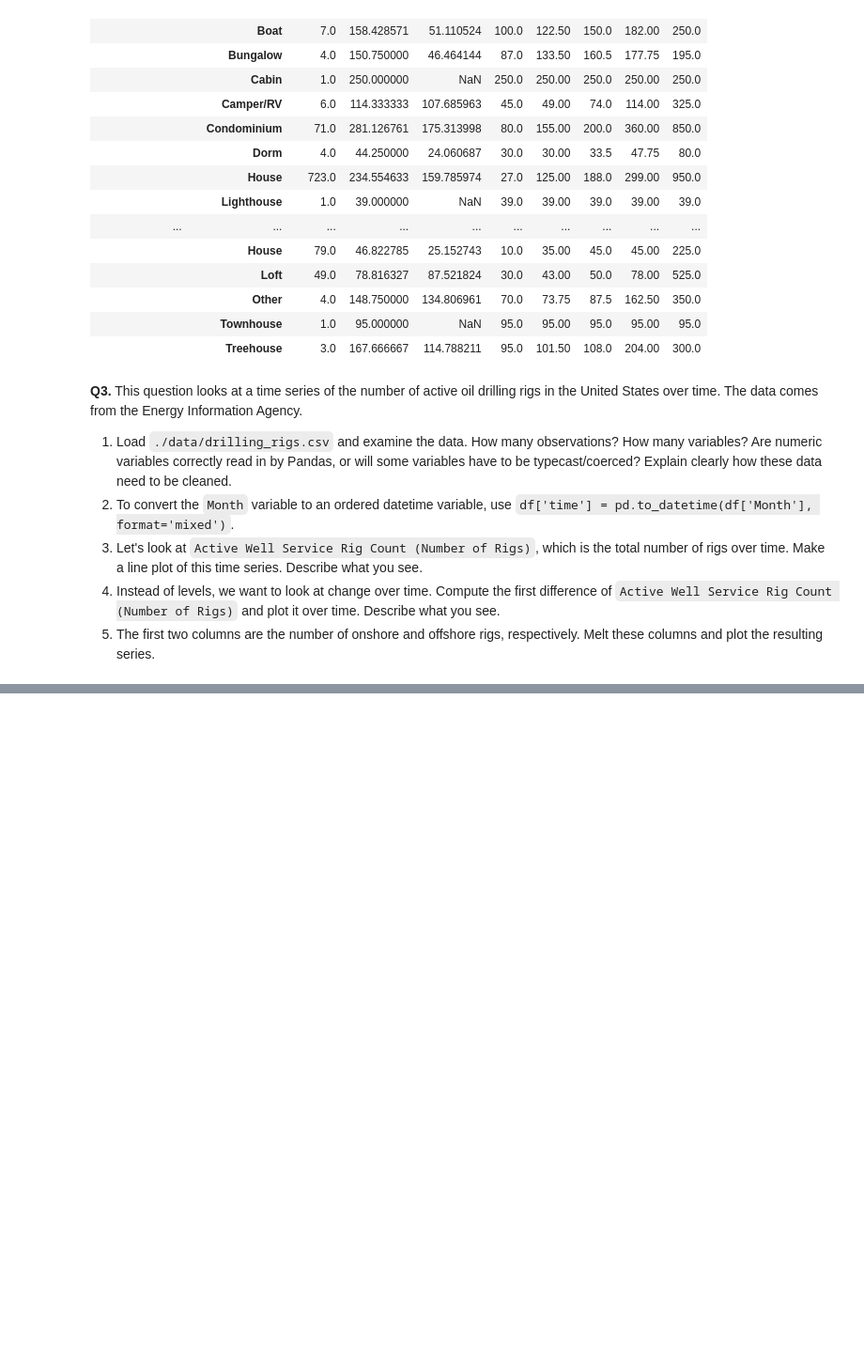
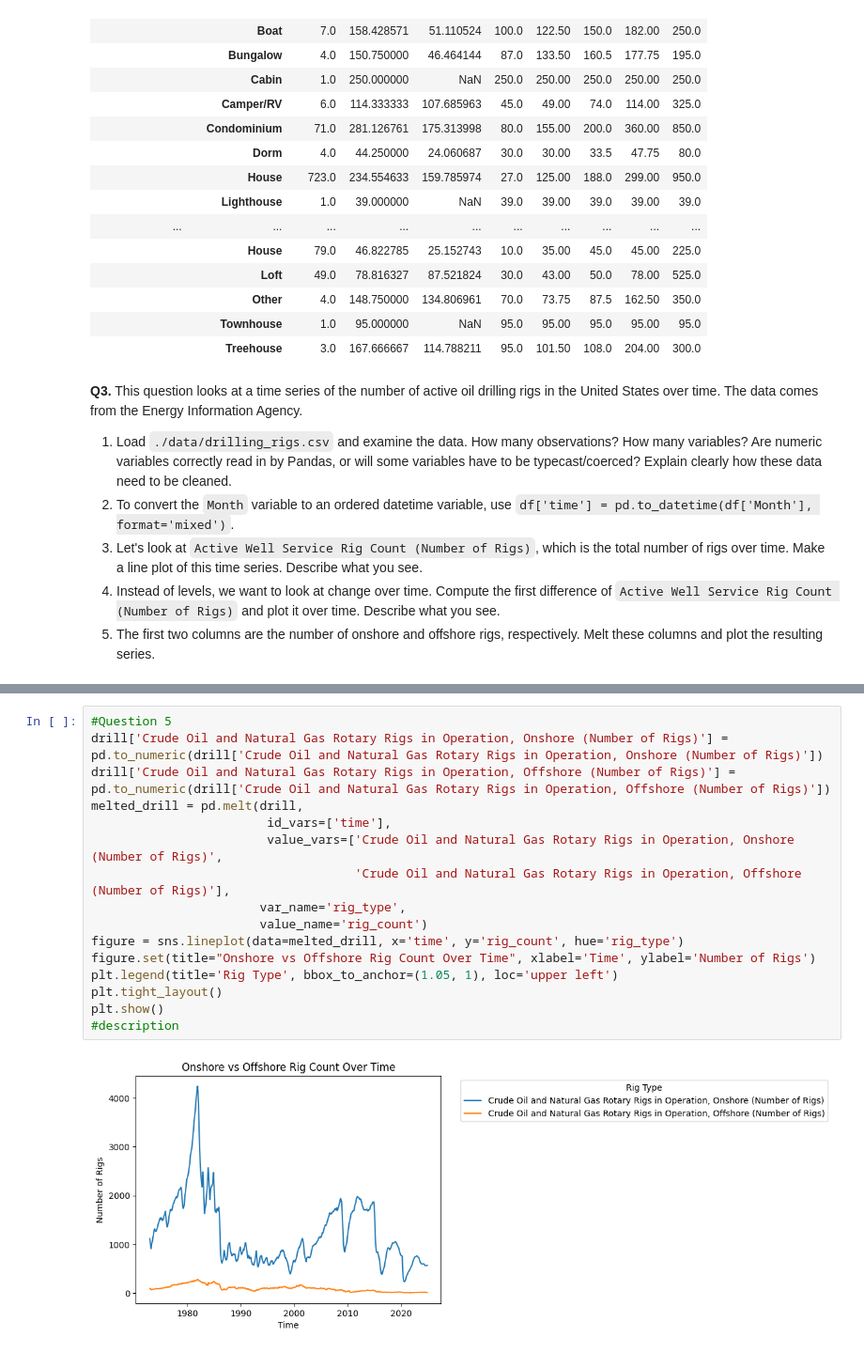
Before and after one commit to ap-vp/eda_assignment, a Jupyter notebook: assignment.ipynb, the cells around one changed output, grey strips where cells are left out. Shown at 94% size. Cells and saved outputs as stored; diff of their text form; blank space fills up the shorter version.

```diff
--- a/assignment.ipynb
+++ b/assignment.ipynb
@@ -217,0 +287,18 @@ Description of Price conditional on Room Type and Property Type:
+# %%
+#Question 5
+drill['Crude Oil and Natural Gas Rotary Rigs in Operation, Onshore (Number of Rigs)'] = pd.to_numeric(drill['Crude Oil and Natural Gas Rotary Rigs in Operation, Onshore (Number of Rigs)'])
+drill['Crude Oil and Natural Gas Rotary Rigs in Operation, Offshore (Number of Rigs)'] = pd.to_numeric(drill['Crude Oil and Natural Gas Rotary Rigs in Operation, Offshore (Number of Rigs)'])
+melted_drill = pd.melt(drill,
+                        id_vars=['time'],
+                        value_vars=['Crude Oil and Natural Gas Rotary Rigs in Operation, Onshore (Number of Rigs)',
+                                    'Crude Oil and Natural Gas Rotary Rigs in Operation, Offshore (Number of Rigs)'],
+                       var_name='rig_type',
+                       value_name='rig_count')
+figure = sns.lineplot(data=melted_drill, x='time', y='rig_count', hue='rig_type')
+figure.set(title="Onshore vs Offshore Rig Count Over Time", xlabel='Time', ylabel='Number of Rigs')
+plt.legend(title='Rig Type', bbox_to_anchor=(1.05, 1), loc='upper left')
+plt.tight_layout()
+plt.show()
+#description
+# %% [output]
+[figure, added]
```
Also changed, not shown: parts of 14 cells of this notebook.
